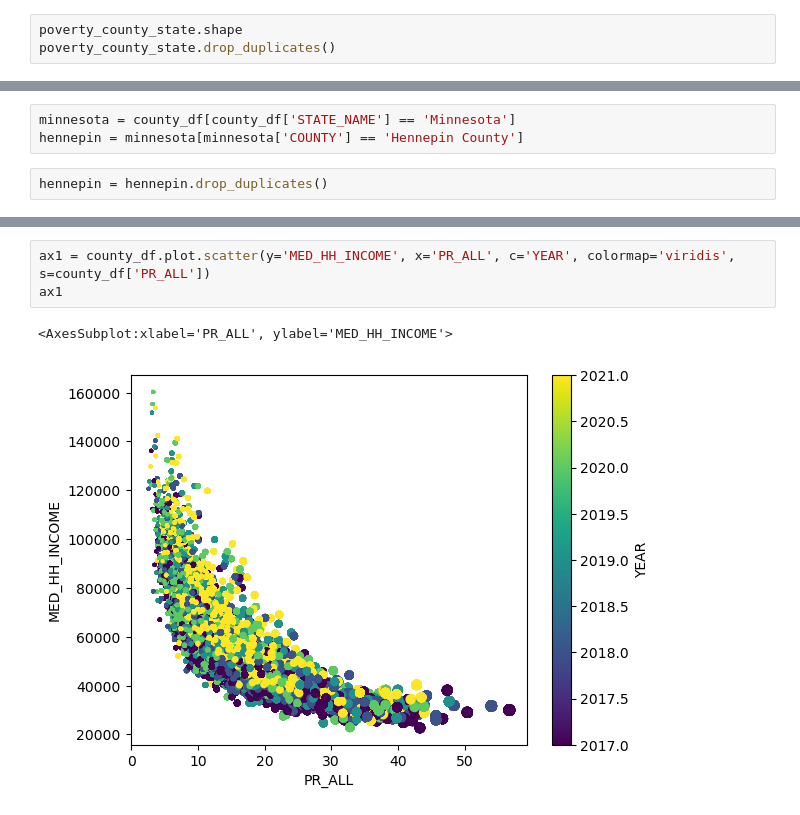
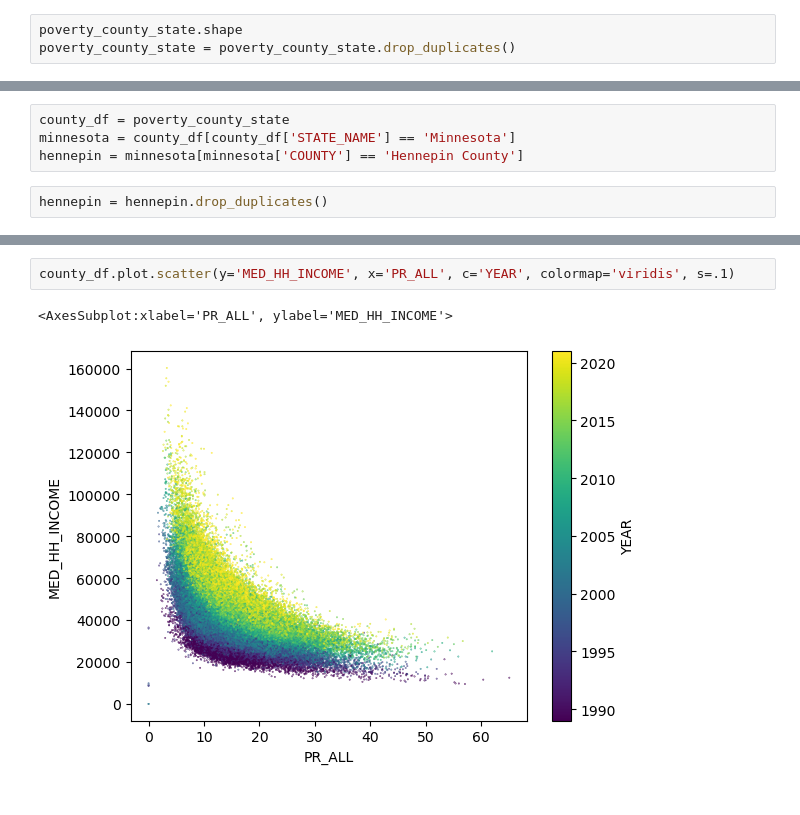
Before and after one commit to sammoe60/data-vikings, a Jupyter notebook: kendra/kendra.ipynb, the cells around one changed output, grey strips where cells are left out. Cells and saved outputs as stored; diff of their text form.

Commit message:
adding notebook for county data

```diff
--- a/kendra/kendra.ipynb
+++ b/kendra/kendra.ipynb
@@ -85,4 +92,4 @@ state_name_df.head(5)
 poverty_county_state = state_name_df.merge(poverty_county, on='state')
 # %%
 poverty_county_state.shape
-poverty_county_state.drop_duplicates()
+poverty_county_state = poverty_county_state.drop_duplicates()
@@ -151,6 +144,7 @@ poverty_state = poverty_state[poverty_state['STATE'] != 'District of Columbia']
 # %% [markdown]
 ## Graphs for County Poverty
 # %%
+county_df = poverty_county_state
 minnesota = county_df[county_df['STATE_NAME'] == 'Minnesota']
 hennepin = minnesota[minnesota['COUNTY'] == 'Hennepin County']
 # %%
@@ -166,6 +160,5 @@ array([[<AxesSubplot:title={'center':'PR_ALL'}>,
 # %%
-ax1 = county_df.plot.scatter(y='MED_HH_INCOME', x='PR_ALL', c='YEAR', colormap='viridis', s=county_df['PR_ALL'])
-ax1
+county_df.plot.scatter(y='MED_HH_INCOME', x='PR_ALL', c='YEAR', colormap='viridis', s=.1)
 # %% [output]
 <AxesSubplot:xlabel='PR_ALL', ylabel='MED_HH_INCOME'>
-[figure, old version]
+[figure, new version]
```
Also changed, not shown: parts of 62 cells of this notebook, 11 other files.
